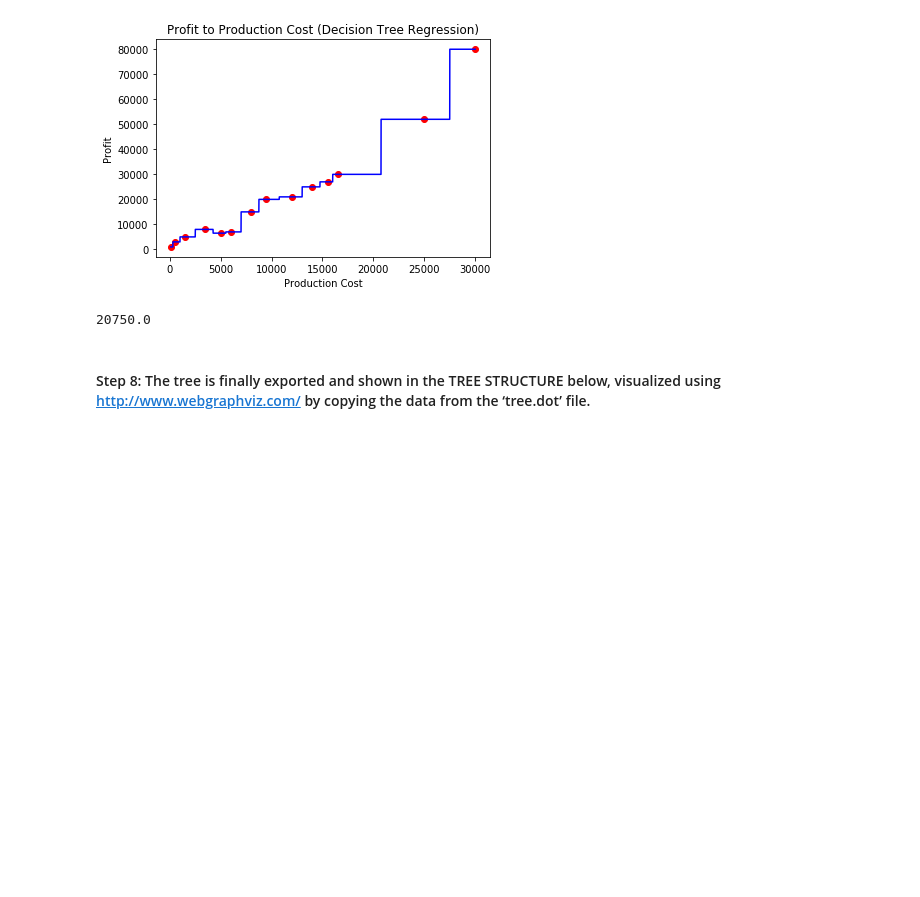
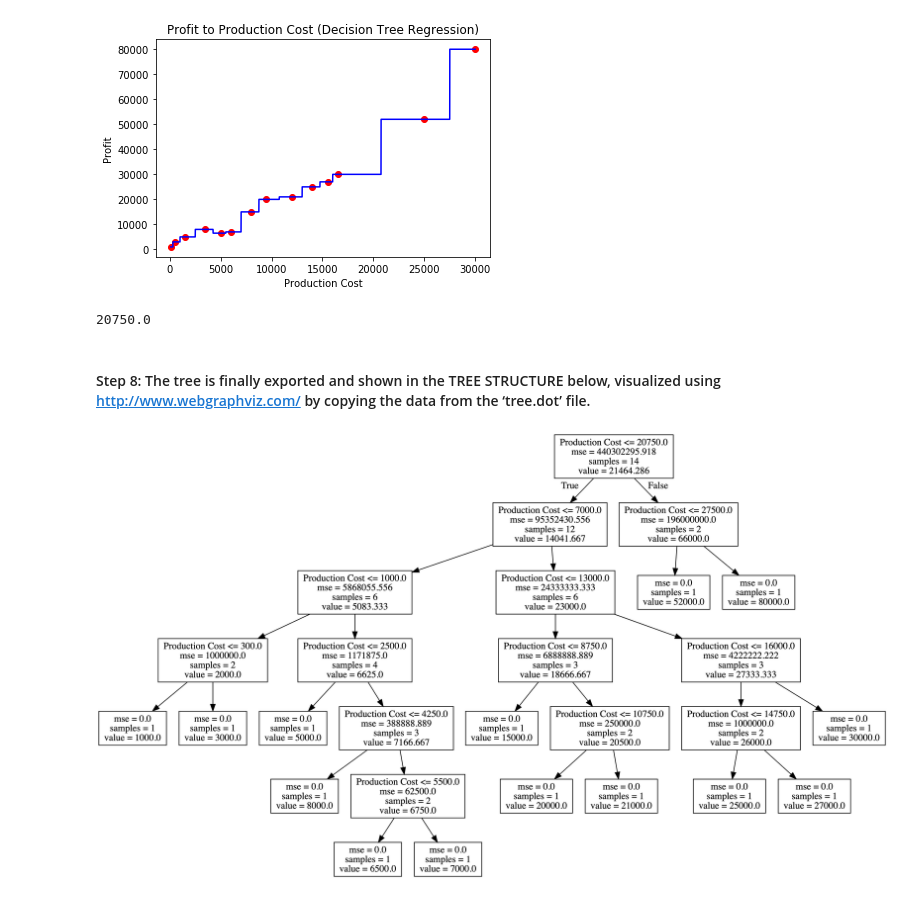
Before and after one commit to KarimaCha/nf_decision_trees, a Jupyter notebook: Decision_Trees/Decision_Trees_Regression_2_Karima.ipynb, the cells around one changed output. Saved outputs shown, nothing was run; the diff lists cells and outputs as text; code cells hidden in the pictures; blank space fills up the shorter version.

```diff
--- a/Decision_Trees/Decision_Trees_Regression_2_Karima.ipynb
+++ b/Decision_Trees/Decision_Trees_Regression_2_Karima.ipynb
@@ -189,0 +194,5 @@ export_graphviz(regressor, out_file ='tree.dot',
+# %%
+from IPython.display import Image
+Image('tree.png')
+# %% [output]
+[figure, added]
```
Also changed, not shown: parts of 1 cell of this notebook, 2 other files.
